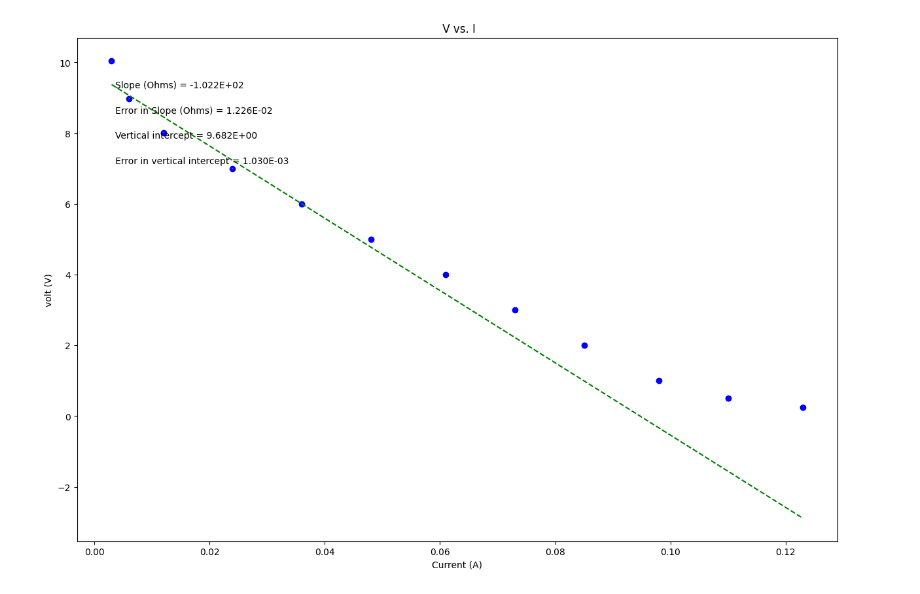
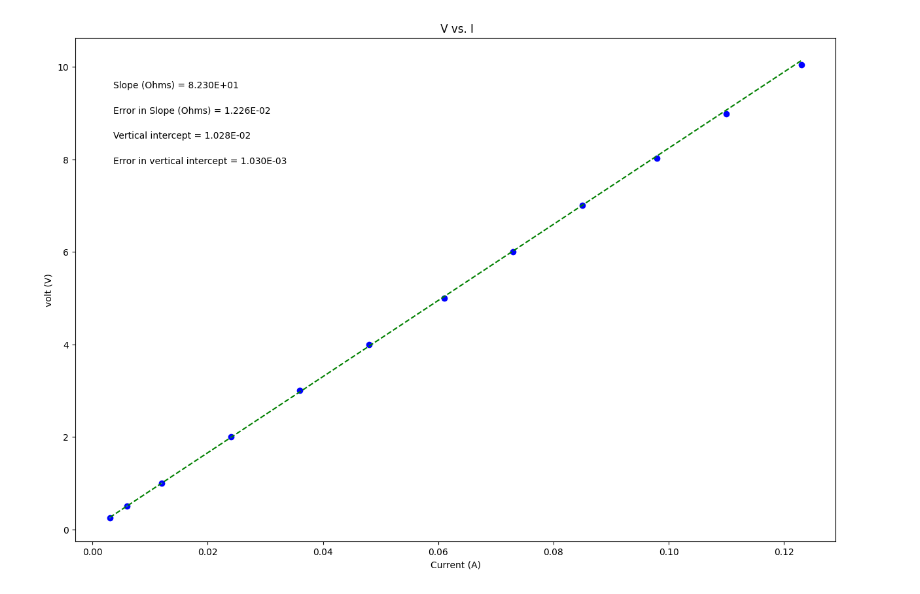
Before and after one commit to Colt980/Lab-218, a Jupyter notebook: Ohms_law_lab_resistance_Colt_quigley.ipynb, the cells around one changed output. Saved outputs shown, nothing was run; the diff lists cells and outputs as text; code cells hidden in the pictures.

```diff
--- a/Ohms_law_lab_resistance_Colt_quigley.ipynb
+++ b/Ohms_law_lab_resistance_Colt_quigley.ipynb
@@ -21,7 +21,7 @@ import matplotlib.pyplot as plt
 
 Current = np.array([0.003, 0.006, 0.012, 0.024, 0.036, 0.048, 0.061, 0.073, 0.085, 0.098, 0.11, 0.123])
 
-Volt = np.array([10.04, 8.98, 8.02, 7, 6.002, 4.999, 3.996, 3.001, 1.998, 0.999, 0.502, 0.248])
+Volt = np.array([0.248, 0.502, 0.999, 1.998, 3.001, 3.996, 4.999, 6.002, 7, 8.02, 8.98, 10.04])
 
 Volt_unc = np.array([0.01, 0.01, 0.01, 0.01, 0.001, 0.001, 0.001, 0.001, 0.001, 0.001, 0.001, 0.001])
 
@@ -92,31 +92,31 @@ elif annotation_placement==3 or annotation_placement==4:
 #Don't need to change anything in this section!
 
 #Plot data on graph. Plot error bars and place values for slope,
 #error in slope, and vertical intercept (plus error) on the plot using "annotate"
 
 plt.figure(figsize=(15,10))
 
 plt.plot(x, fit, color='green', linestyle='--')
 plt.scatter(x, y, color='blue', marker='o')
 
 plt.xlabel(x_label)
 plt.ylabel(y_label)
 plt.title(plot_title)
 
 plt.errorbar(x, y, yerr=dy, xerr=None, fmt="none") #don't need to plot x error bars
 
 plt.annotate('Slope ({}) = {value:.{digits}E}'.format(slope_units,value=m, digits=3),
              (xpos, ypos[0]), xycoords='axes fraction')
 
 plt.annotate('Error in Slope ({}) = {value:.{digits}E}'.format(slope_units,value=dm, digits=3),
              (xpos, ypos[1]), xycoords='axes fraction')
 
 plt.annotate('Vertical intercept = {value:.{digits}E}'.format(value=b, digits=3),
              (xpos, ypos[2]), xycoords='axes fraction')
 
 plt.annotate('Error in vertical intercept = {value:.{digits}E}'.format(value=db, digits=3),
              (xpos, ypos[3]), xycoords='axes fraction')
 
 plt.show()
 # %% [output]
-[figure, old version]
+[figure, new version]
```
